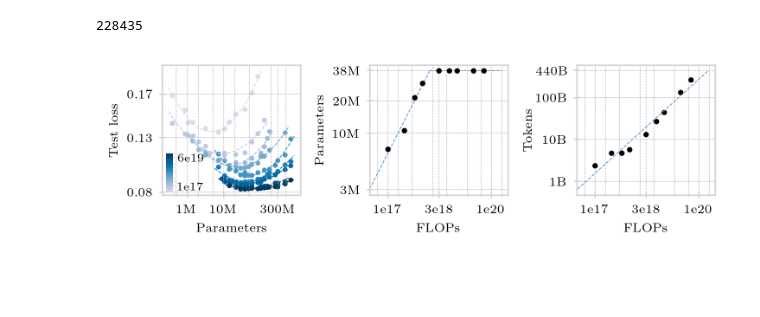
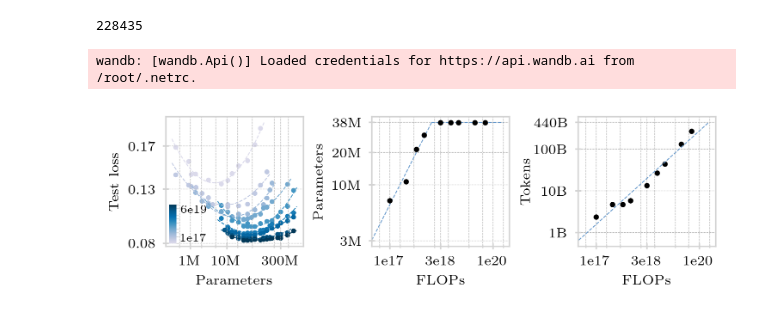
Before and after one commit to MLI-lab/TReconLM, a Jupyter notebook: src/scaling_laws.ipynb, the cells around one changed output. Saved outputs shown, nothing was run; the diff lists cells and outputs as text; code cells hidden in the pictures; blank space fills up the shorter version.

```diff
--- a/src/scaling_laws.ipynb
+++ b/src/scaling_laws.ipynb
@@ -274,7 +274,7 @@ def format_large(x, _):
 
 # Load runs
 api = wandb.Api()
-runs = api.runs("franziweindel-technical-university-of-munich/TRACE_RECONSTRUCTION")
+runs = api.runs(f"{api.default_entity}/TRACE_RECONSTRUCTION")
 compute_budgets = [1e17, 3e17, 6e17, 1e18, 3e18, 6e18, 1e19, 3e19, 6e19]  # Chinchilla-style C = 6*N*tokens
 
 compute_points = {cb: [] for cb in compute_budgets}
@@ -492,31 +492,32 @@ ax.set_yticklabels(['1B', '10B', '100B', '440B'])
 ax.set_xticks([1e17, 3e18, 1e20])
 ax.set_xticklabels(['1e17', '3e18', '1e20'])
 
 
 ax.set_xlabel("FLOPs")
 ax.set_ylabel("Tokens", labelpad=1)
 ax.tick_params(axis='both', which='major')
 ax.grid(True, which="both", ls="--", linewidth=0.3)
 ax.xaxis.set_minor_locator(LogLocator(base=10.0, subs=[2, 5], numticks=100))
 ax.xaxis.set_minor_formatter(ticker.NullFormatter())
 
 for ax in axes:
     for spine in ax.spines.values():
         spine.set_color('lightgray')  # Light gray frame
 
     # Make only the tick linesgray, but leave labels black
     ax.tick_params(axis='both', which='both', color='lightgray', labelcolor='black')
 
 ax.tick_params(axis='both', which='both', direction='inout') #, length=0)  # set length=0 to hide tick lines
 
 ax.set_xlim([3e16, 3e20])
 
 # Ensure the 'plots' directory exists
 os.makedirs('plots', exist_ok=True)
 
 plt.tight_layout(w_pad=0.0)
 plt.savefig('plots/scaling_laws.pdf', bbox_inches='tight')
 
 plt.show()
 # %% [output]
+wandb: [wandb.Api()] Loaded credentials for https://api.wandb.ai from /root/.netrc.
-[figure, old version]
+[figure, new version]
```
Also changed, not shown: 1 other file.
